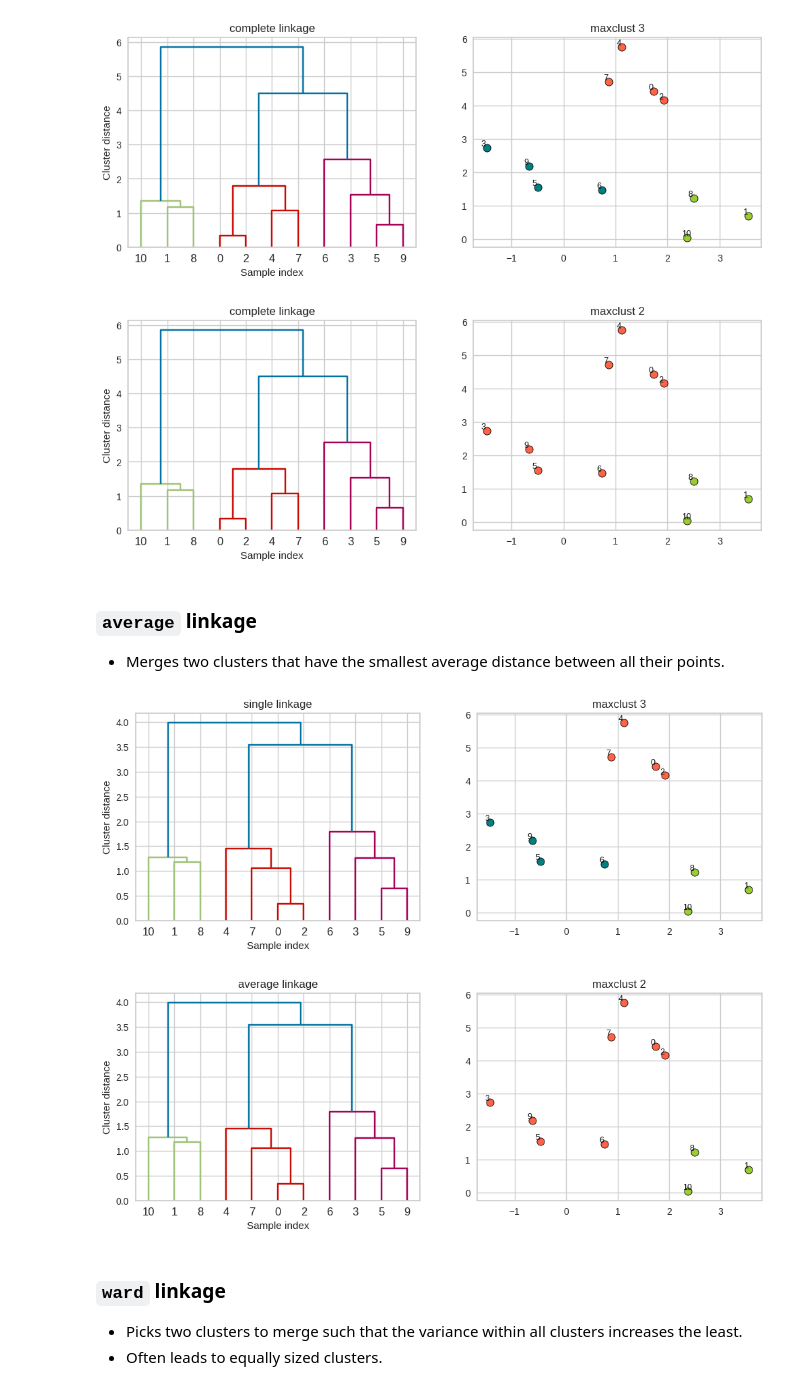
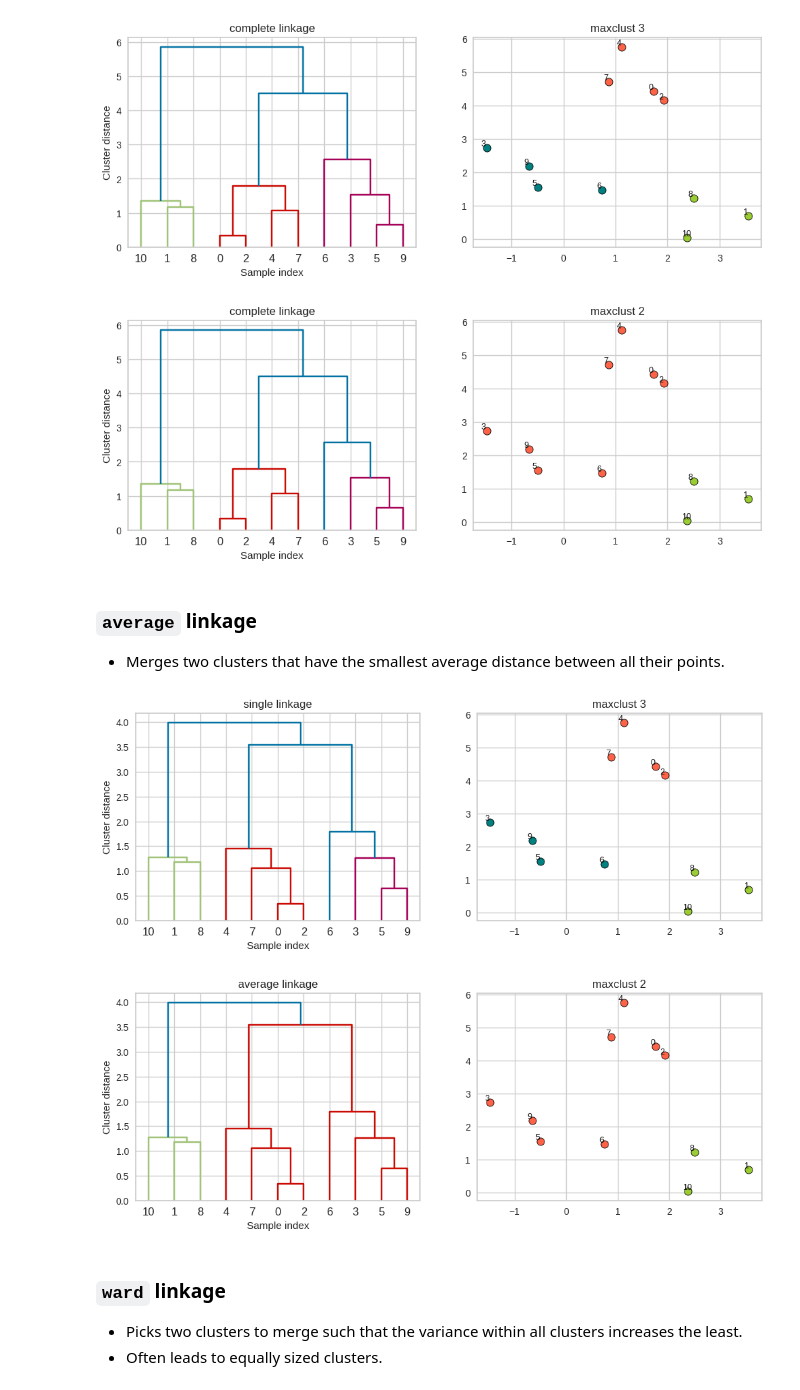
Before and after one commit to mostafa-ali0/cpsc330-2024W2, a Jupyter notebook: lectures/204-Andy-lectures/16_dbscan.ipynb, the cells around one changed output. Cells and saved outputs as stored; diff of their text form; code cells hidden in the pictures.

```diff
--- a/lectures/204-Andy-lectures/16_dbscan.ipynb
+++ b/lectures/204-Andy-lectures/16_dbscan.ipynb
@@ -497,9 +525,16 @@ plot_dendrogram_clusters(X, linkage_array, hier_labels, linkage_type='complete',
 [figure]
 # %%
 hier_labels = fcluster(linkage_array, 2, criterion="maxclust")
-plot_dendrogram_clusters(X, linkage_array, hier_labels, linkage_type='complete', title="maxclust 2")
+plot_dendrogram_clusters(
+    X,
+    linkage_array,
+    hier_labels,
+    linkage_type="complete",
+    title="maxclust 2",
+    color_threshold=2,
+)
 # %% [output]
-[figure, old version]
+[figure, new version]
 # %% [markdown]
 ### `average` linkage
 
@@ -507,14 +542,27 @@ plot_dendrogram_clusters(X, linkage_array, hier_labels, linkage_type='complete',
 # %%
 linkage_array = average(X)
 hier_labels = fcluster(linkage_array, 3, criterion="maxclust")
-plot_dendrogram_clusters(X, linkage_array, hier_labels, title="maxclust 3")
+plot_dendrogram_clusters(
+    X,
+    linkage_array,
+    hier_labels,
+    title="maxclust 3",
+    color_threshold=1.5,
+)
 # %% [output]
-[figure, old version]
+[figure, new version]
 # %%
 hier_labels = fcluster(linkage_array, 2, criterion="maxclust")
-plot_dendrogram_clusters(X, linkage_array, hier_labels, linkage_type='average', title="maxclust 2")
+plot_dendrogram_clusters(
+    X,
+    linkage_array,
+    hier_labels,
+    linkage_type="average",
+    title="maxclust 2",
+    color_threshold=3.6,
+)
 # %% [output]
-[figure, old version]
+[figure, new version]
 # %% [markdown]
 ### `ward` linkage
 
```
Also changed, not shown: parts of 14 cells of this notebook.
